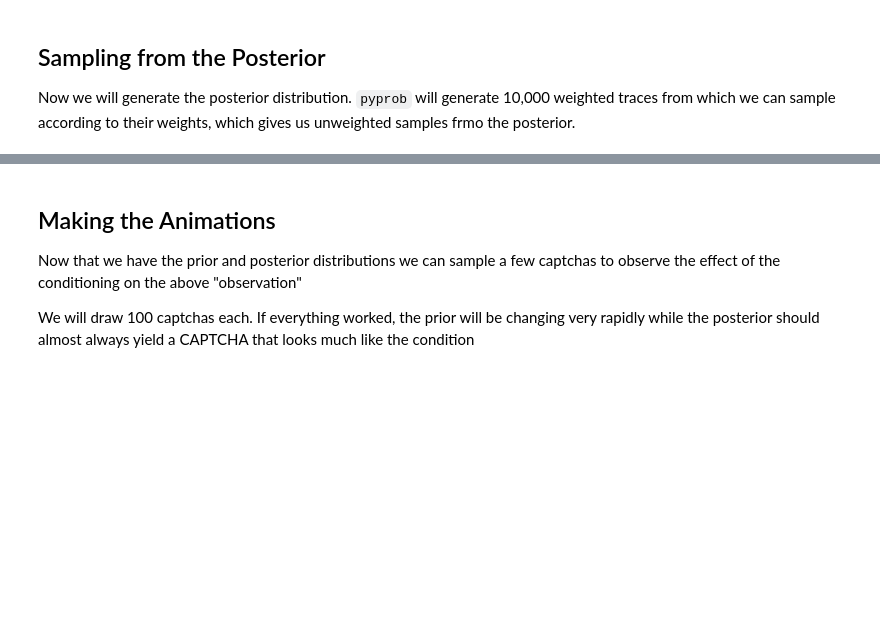
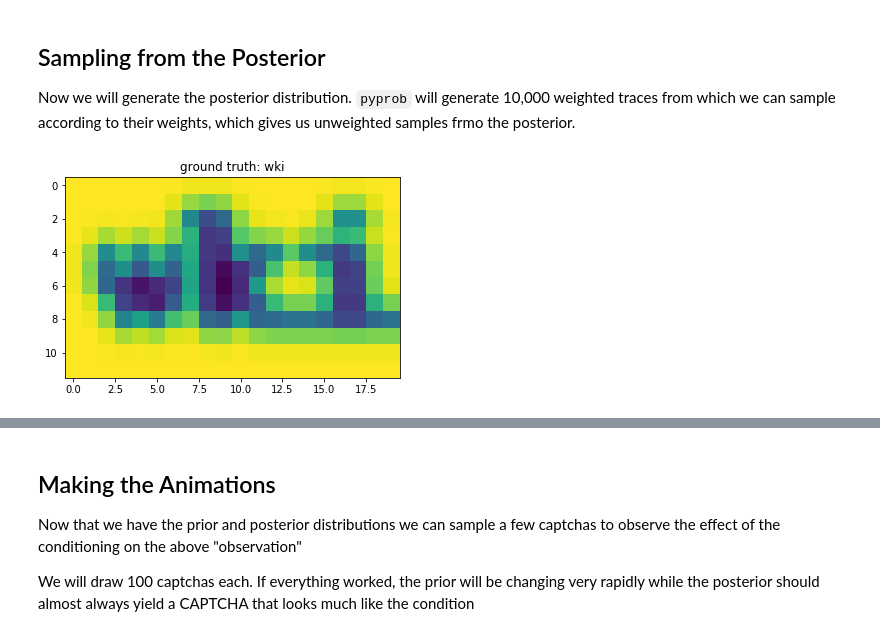
Before and after one commit to lukasheinrich/MLHEP-pyprob, a Jupyter notebook: Captcha.ipynb, the cells around one changed output, grey strips where cells are left out. Cells and saved outputs as stored; diff of their text form; code cells hidden in the pictures; blank space fills up the shorter version.

```diff
--- a/Captcha.ipynb
+++ b/Captcha.ipynb
@@ -113,6 +144,13 @@ Text(0.5, 1.0, 'ground trut: qef')
 ## Sampling from the Posterior
 
 Now we will generate the posterior distribution. `pyprob` will generate 10,000 weighted traces from which we can sample according to their weights, which gives us unweighted samples frmo the posterior.
+# %%
+condition = prior.sample()
+plt.imshow(condition[1].numpy().reshape(12,-1))
+plt.title('ground truth: {}'.format(condition[0]))
+plt.show()
+# %% [output]
+[figure, added]
 # %%
 posterior = model.posterior_distribution(
     num_traces=10000,
```
Also changed, not shown: parts of 18 cells of this notebook, 3 other files.
